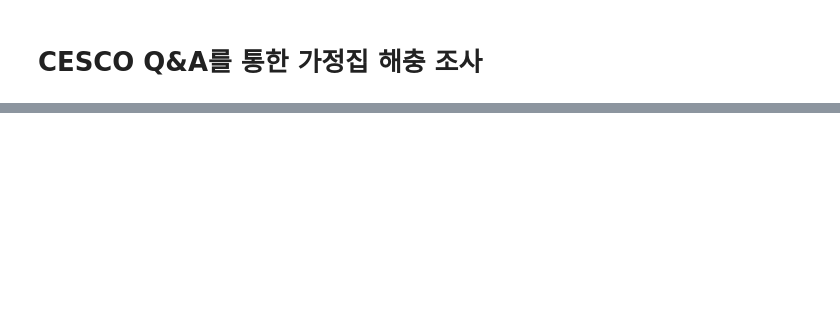
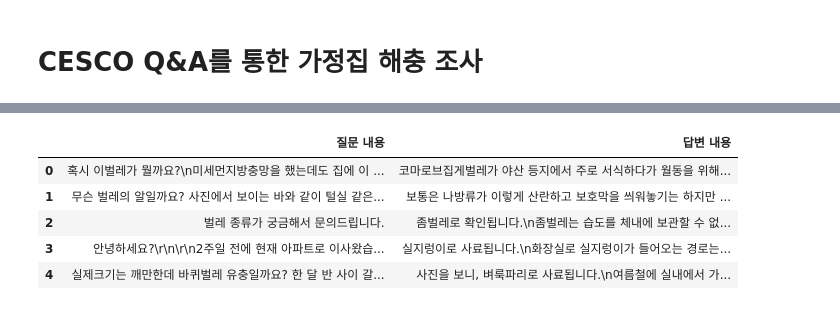
Before and after one commit to ajs7270/snu_bigdata21, a Jupyter notebook: 02_web_crawling/web_crawling.ipynb, the cells around one changed output, grey strips where cells are left out. Cells and saved outputs as stored; diff of their text form; code cells hidden in the pictures; blank space fills up the shorter version.

```diff
--- a/02_web_crawling/web_crawling.ipynb
+++ b/02_web_crawling/web_crawling.ipynb
@@ -42,0 +229,11 @@ print(soup.prettify())
+# %%
+# 쓸모 없는 앞 뒤 공백 삭제
+processed_df = processed_df.applymap(lambda x : x.strip())
+processed_df.head()
+# %% [output]
+|  | 질문 내용 | 답변 내용 |
+| 0 | 혹시 이벌레가 뭘까요?\n미세먼지방충망을 했는데도 집에 이 ... | 코마로브집게벌레가 야산 등지에서 주로 서식하다가 월동을 위해... |
+| 1 | 무슨 벌레의 알일까요? 사진에서 보이는 바와 같이 털실 같은... | 보통은 나방류가 이렇게 산란하고 보호막을 씌워놓기는 하지만 ... |
+| 2 | 벌레 종류가 궁금해서 문의드립니다. | 좀벌레로 확인됩니다.\n좀벌레는 습도를 체내에 보관할 수 없... |
+| 3 | 안녕하세요?\r\n\r\n2주일 전에 현재 아파트로 이사왔습... | 실지렁이로 사료됩니다.\n화장실로 실지렁이가 들어오는 경로는... |
+| 4 | 실제크기는 깨만한데 바퀴벌레 유충일까요? 한 달 반 사이 갈... | 사진을 보니, 벼룩파리로 사료됩니다.\n여름철에 실내에서 가... |
```
Also changed, not shown: parts of 22 cells of this notebook.
